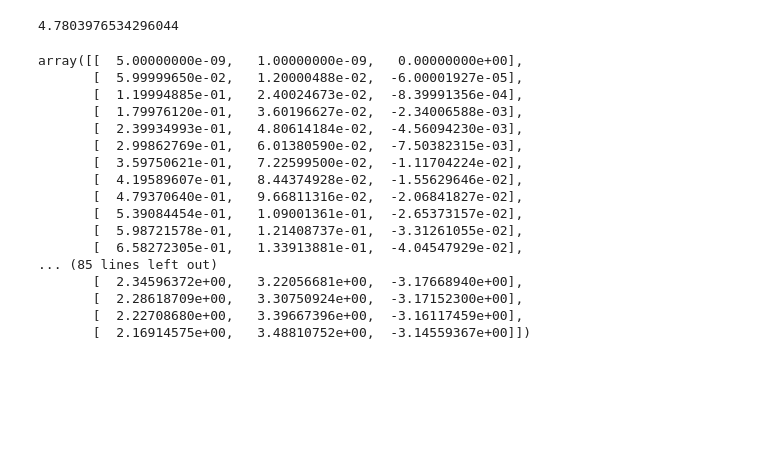
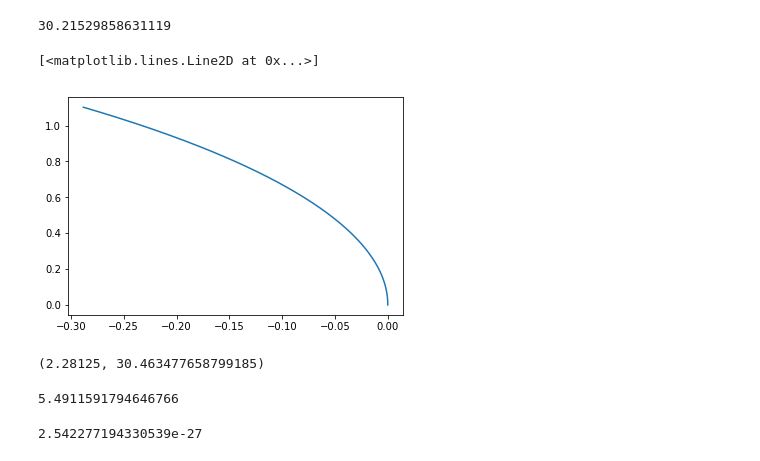
Before and after one commit to monkate/drop_shape, a Jupyter notebook: drop_shape.ipynb, the cells around one changed output. Saved outputs shown, nothing was run; the diff lists cells and outputs as text; code cells hidden in the pictures; blank space fills up the shorter version.

```diff
--- a/drop_shape.ipynb
+++ b/drop_shape.ipynb
@@ -4,11 +7,31 @@ from math import radians
 import pandas as pd
 # %%
-R0 = 5 #?
+R = 1.1 #cm
 rho = 0.80989 #g/cm^3
 g = 9.81 #m/s^2
 sigma = 24.93 #g/s^2
 delta = 1e-9
-y0 = np.array((R0*delta, delta, 0))
-s_max = 1 #?
-h = 0.01 #step
-K = s_max/h
+h = 0.001 #step
+# %%
+def f(s, y, R0):
+    return np.array((np.cos(y[1]), 2/R0-rho*g*y[2]/sigma-np.sin(y[1])/y[0], -np.sin(y[1])))
+# %%
+def runge_kutta(R0):
+    y0 = np.array((R0*delta, delta, 0))
+    y = y0.copy()
+    sk = 0
+    while y0[0] < R:
+        sk += h
+        p1 = f(sk, y0, R0)
+        p2 = f(sk+h/2, y0+h*p1/2, R0)
+        p3 = f(sk+h/2, y0+h*p2/2, R0)
+        p4 = f(sk+h, y0+h*p3, R0)
+        y1 = np.copy(y0) + h*(p1 + 2*p2 + 2*p3 + p4)
+        y0 = y1
+        y = np.vstack((y, y0))
+    s_max = sk
+
+    return y, s_max
+# %%
+y = runge_kutta(2.3)
+y
@@ -14,0 +56,10 @@ K = s_max/h
+# %%
+degrees(y[0][-1][1])
+# %% [output]
+30.21529858631119
+# %%
+# z(r)
+plt.plot(y[0][:, 2], y[0][:, 0])
+# %% [output]
+[<matplotlib.lines.Line2D at 0x...>]
+[figure, added]
@@ -14,0 +80,5 @@ K = s_max/h
+# %%
+R0, theta = m_bisection(radians(30), 2, 11, 1)
+R0, theta
+# %% [output]
+(2.28125, 30.463477658799185)
@@ -18,4 +89,0 @@ def bond_number(h0, R0, theta):
-# %%
-bond_number(3, 5, 30)
-# %% [output]
-4.7803976534296044
@@ -38,21 +90,4 @@ def runge_kutta(y0):
-# %%
-y = runge_kutta(y0)
-y
-# %% [output]
-array([[  5.00000000e-09,   1.00000000e-09,   0.00000000e+00],
-       [  5.99999650e-02,   1.20000488e-02,  -6.00001927e-05],
-       [  1.19994885e-01,   2.40024673e-02,  -8.39991356e-04],
-       [  1.79976120e-01,   3.60196627e-02,  -2.34006588e-03],
-       [  2.39934993e-01,   4.80614184e-02,  -4.56094230e-03],
-       [  2.99862769e-01,   6.01380590e-02,  -7.50382315e-03],
-       [  3.59750621e-01,   7.22599500e-02,  -1.11704224e-02],
-       [  4.19589607e-01,   8.44374928e-02,  -1.55629646e-02],
-       [  4.79370640e-01,   9.66811316e-02,  -2.06841827e-02],
-       [  5.39084454e-01,   1.09001361e-01,  -2.65373157e-02],
-       [  5.98721578e-01,   1.21408737e-01,  -3.31261055e-02],
-       [  6.58272305e-01,   1.33913881e-01,  -4.04547929e-02],
-... (85 lines left out)
-       [  2.34596372e+00,   3.22056681e+00,  -3.17668940e+00],
-       [  2.28618709e+00,   3.30750924e+00,  -3.17152300e+00],
-       [  2.22708680e+00,   3.39667396e+00,  -3.16117459e+00],
-       [  2.16914575e+00,   3.48810752e+00,  -3.14559367e+00]])
+# %%
+bond_number(abs(y[0][-1][2]), y[0][-1][0], y[0][-1][1])
+# %% [output]
+5.4911591794646766
@@ -59 +102,5 @@ array([[  5.00000000e-09,   1.00000000e-09,   0.00000000e+00],
+# %%
+m_simpson(y[0], 0, y[1], 10)
+# %% [output]
+2.542277194330539e-27
 # %%
```
Also changed, not shown: parts of 12 cells of this notebook.
